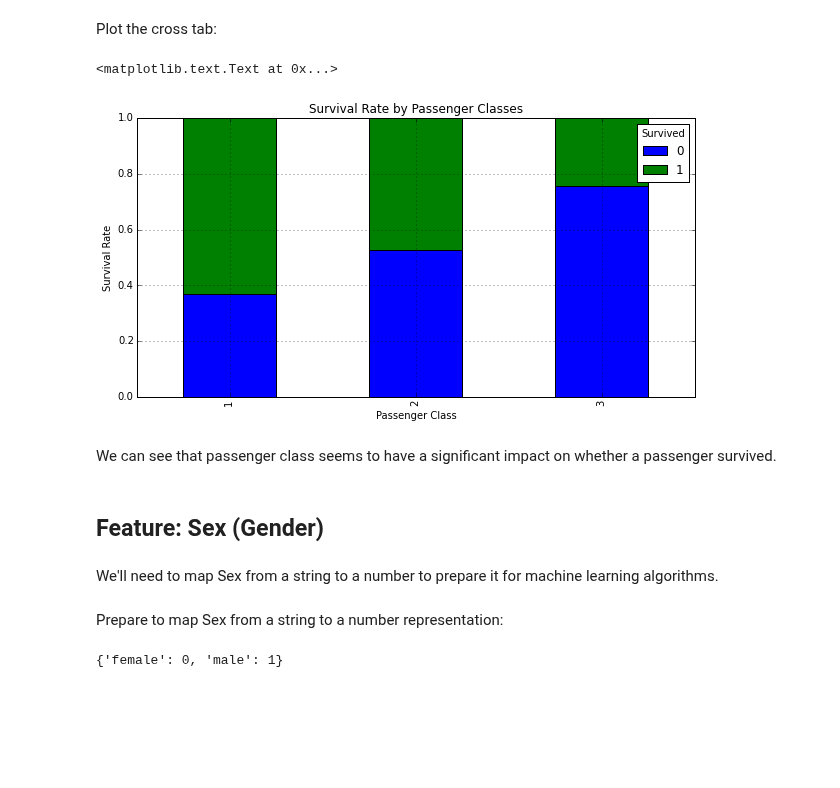
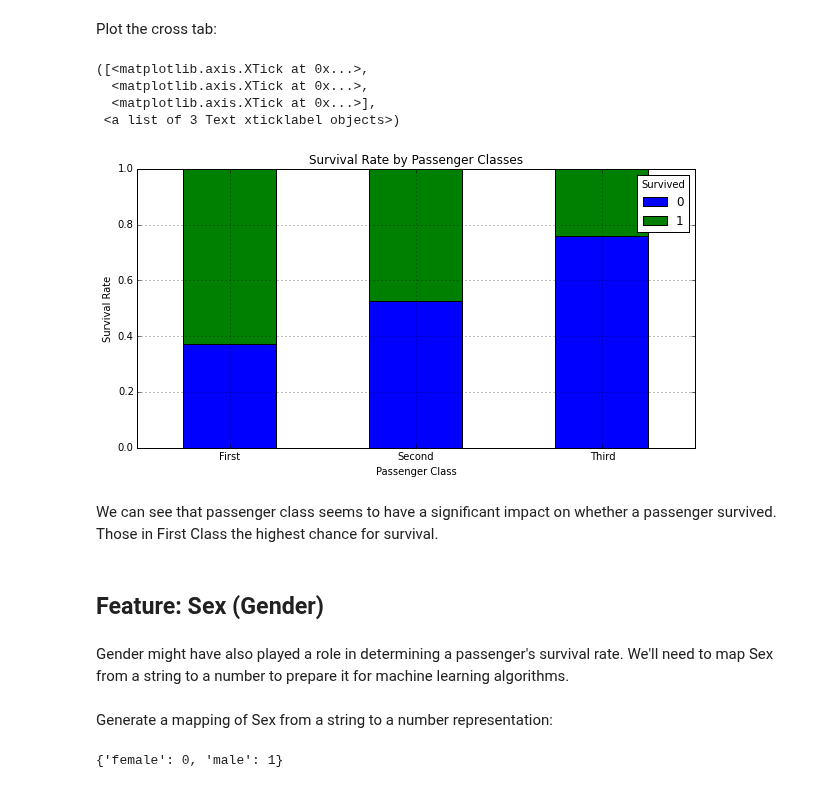
Before and after one commit to donnemartin/data-science-ipython-notebooks, a Jupyter notebook: kaggle/titanic.ipynb, the cells around one changed output. Saved outputs shown, nothing was run; the diff lists cells and outputs as text; code cells hidden in the pictures; blank space fills up the shorter version.

```diff
--- a/kaggle/titanic.ipynb
+++ b/kaggle/titanic.ipynb
@@ -238,20 +230,23 @@ Plot the cross tab:
 # %%
 # Normalize the cross tab to sum to 1:
 pclass_xt_pct = pclass_xt.div(pclass_xt.sum(1).astype(float), axis=0)
 
-pclass_xt_pct.plot(kind='bar', stacked=True)
-plt.title('Survival Rate by Passenger Classes')
+pclass_xt_pct.plot(kind='bar', stacked=True, title='Survival Rate by Passenger Classes')
 plt.xlabel('Passenger Class')
 plt.ylabel('Survival Rate')
+plt.xticks((0, 1, 2), ('First', 'Second', 'Third'), rotation=0)
 # %% [output]
-<matplotlib.text.Text at 0x...>
+([<matplotlib.axis.XTick at 0x...>,
+  <matplotlib.axis.XTick at 0x...>,
+  <matplotlib.axis.XTick at 0x...>],
+ <a list of 3 Text xticklabel objects>)
-[figure, old version]
+[figure, new version]
 # %% [markdown]
-We can see that passenger class seems to have a significant impact on whether a passenger survived.
+We can see that passenger class seems to have a significant impact on whether a passenger survived.  Those in First Class the highest chance for survival.
 # %% [markdown]
 ## Feature: Sex (Gender)
 # %% [markdown]
-We'll need to map Sex from a string to a number to prepare it for machine learning algorithms.
+Gender might have also played a role in determining a passenger's survival rate.  We'll need to map Sex from a string to a number to prepare it for machine learning algorithms.
 # %% [markdown]
-Prepare to map Sex from a string to a number representation:
+Generate a mapping of Sex from a string to a number representation:
 # %%
```
Also changed, not shown: parts of 17 cells of this notebook.
